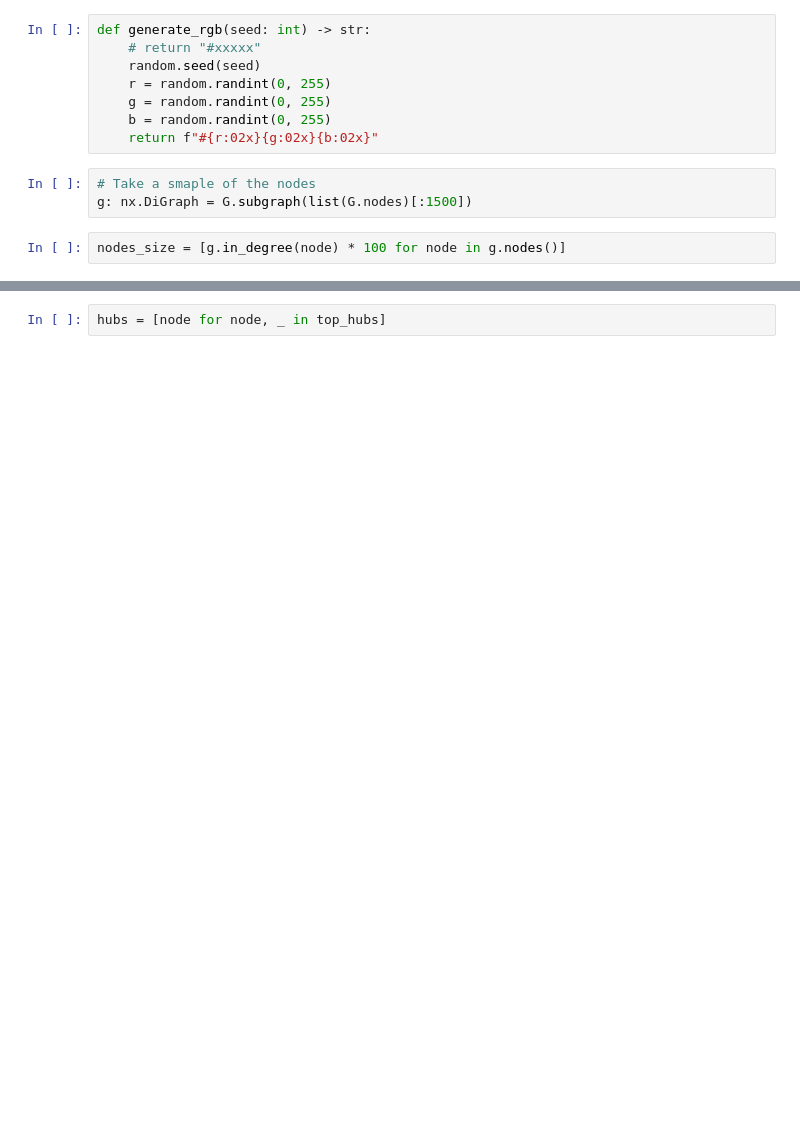
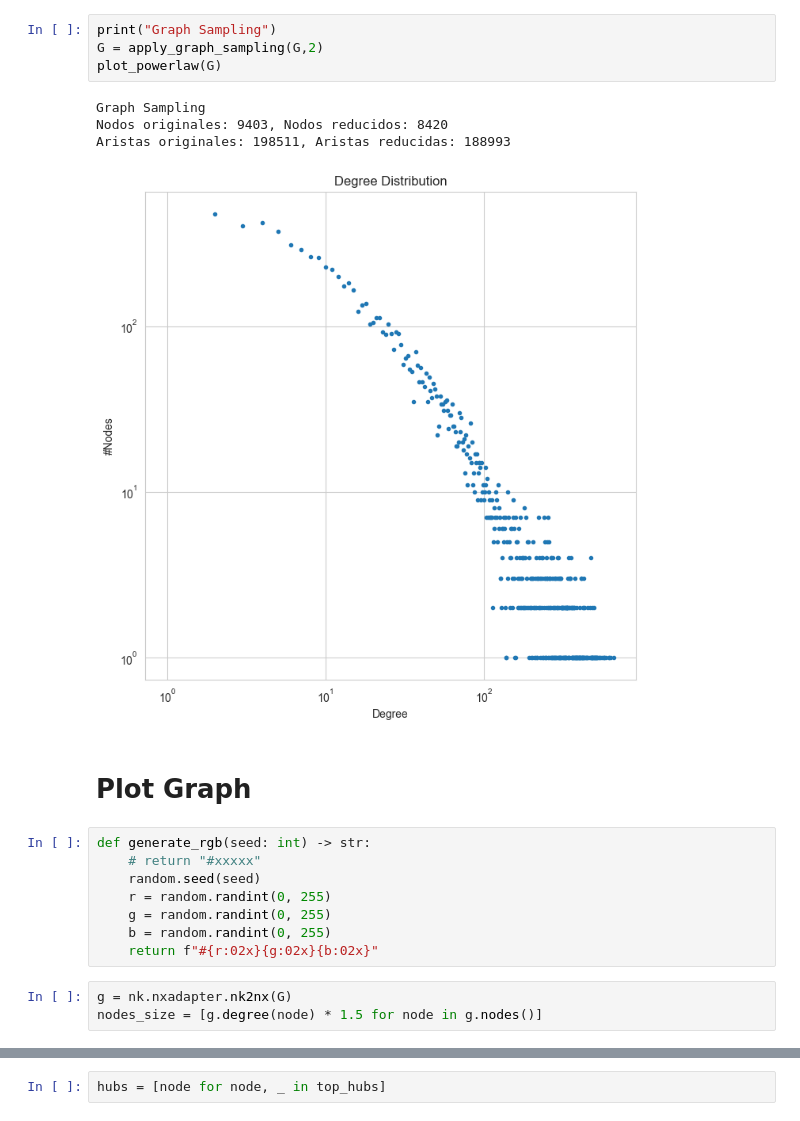
Before and after one commit to LuisFelipePoma/Spotify_Complex_Network, a Jupyter notebook: src/notebooks/graph.ipynb, the cells around one changed output, grey strips where cells are left out. Drawn from its saved outputs; the diff is of its cells as text; blank space fills up the shorter version.

```diff
--- a/src/notebooks/graph.ipynb
+++ b/src/notebooks/graph.ipynb
@@ -16,3 +126,14 @@ G : nx.DiGraph = nx.read_edgelist(FILE_PATH, delimiter=';', create_using=nx.DiGr
+# %%
+print("Graph Sampling")
+G = apply_graph_sampling(G,2)
+plot_powerlaw(G)
+# %% [output]
+Graph Sampling
+Nodos originales: 9403, Nodos reducidos: 8420
+Aristas originales: 198511, Aristas reducidas: 188993
+[figure, added]
+# %% [markdown]
+# Plot Graph
 # %%
 def generate_rgb(seed: int) -> str:
     # return "#xxxxx"
@@ -21,11 +142,9 @@ def generate_rgb(seed: int) -> str:
     g = random.randint(0, 255)
     b = random.randint(0, 255)
     return f"#{r:02x}{g:02x}{b:02x}"
-# %%
-# Take a smaple of the nodes
-g: nx.DiGraph = G.subgraph(list(G.nodes)[:1500])
 # %%
-nodes_size = [g.in_degree(node) * 100 for node in g.nodes()]
+g = nk.nxadapter.nk2nx(G)
+nodes_size = [g.degree(node) * 1.5 for node in g.nodes()]
 # %%
 hubs, _ = nx.hits(g, max_iter=100, tol=1e-08, normalized=True)
 # hubs = set(hubs.keys())
```
Also changed, not shown: parts of 23 cells of this notebook, 12 other files.
